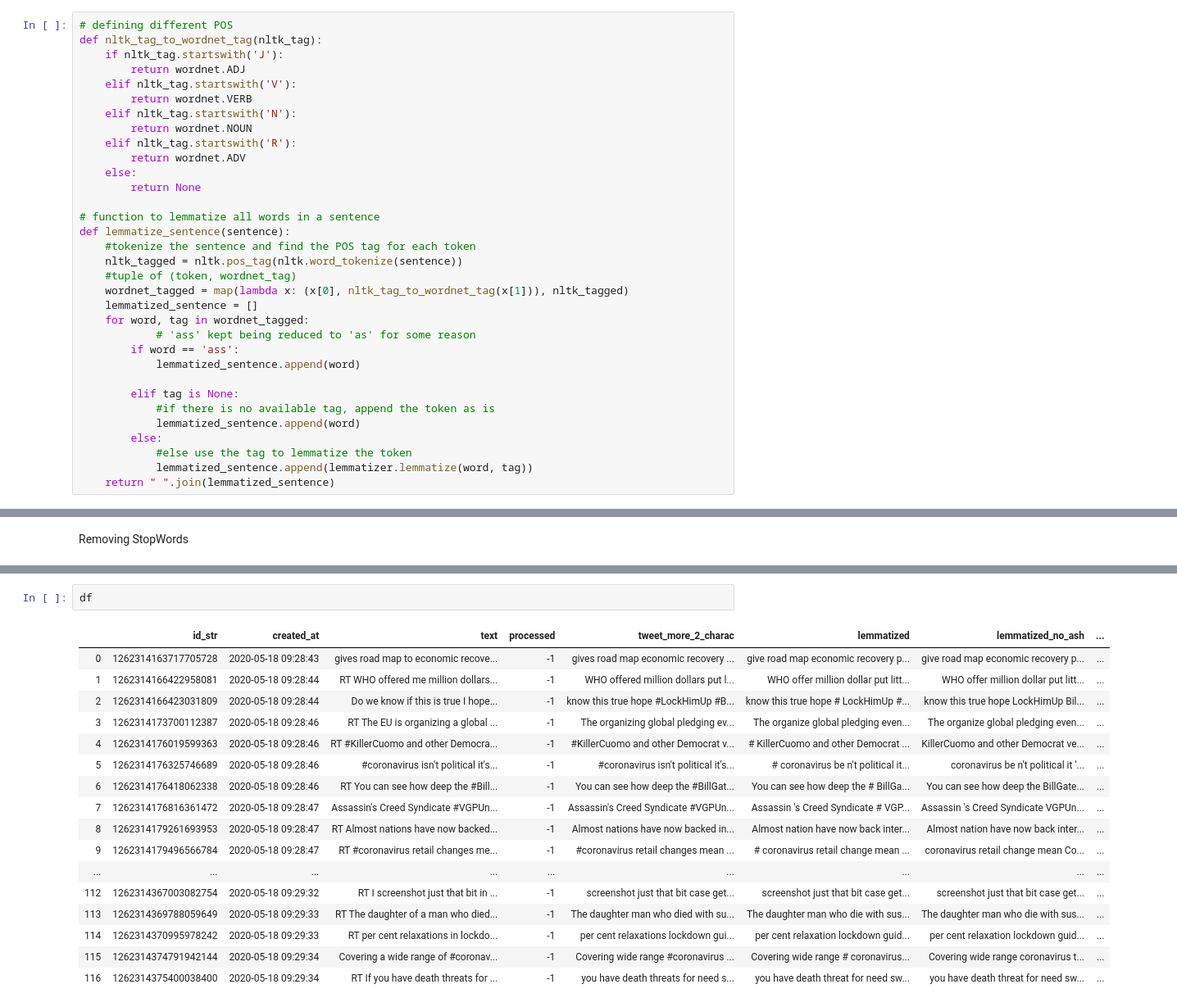
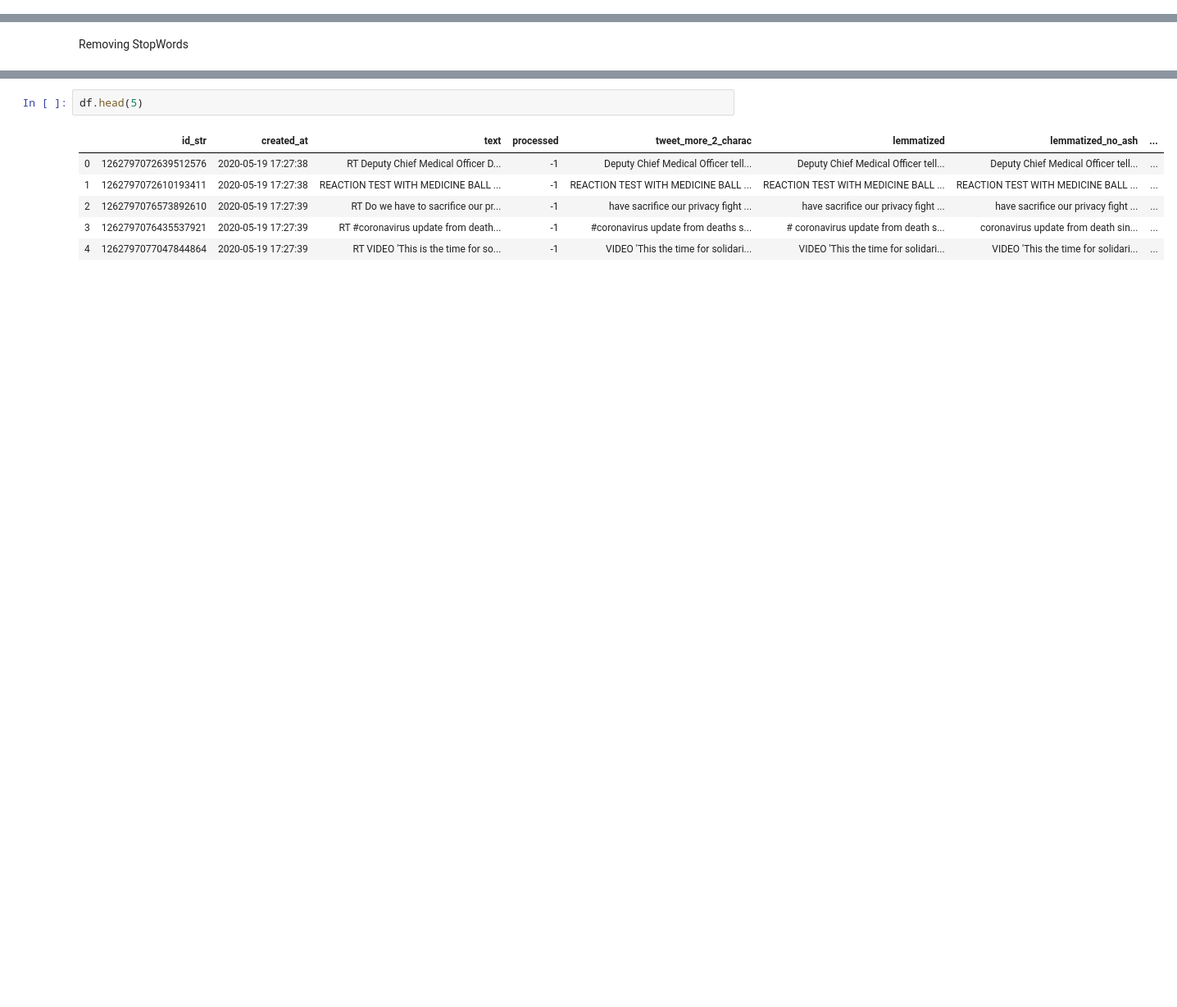
Before and after one commit to matteomm/twitter_sentiment_analysis_hatespeech, a Jupyter notebook: notebooks/fresh_tweets_analysis.ipynb, the cells around one changed output, grey strips where cells are left out. Shown: that part at 82% size. Cells and saved outputs as stored; diff of their text form; blank space fills up the shorter version.

```diff
--- a/notebooks/fresh_tweets_analysis.ipynb
+++ b/notebooks/fresh_tweets_analysis.ipynb
@@ -214,36 +122,3 @@ df
 # %% [markdown]
 
 # Lemmatization with POS
-# %%
-# defining different POS
-def nltk_tag_to_wordnet_tag(nltk_tag):
-    if nltk_tag.startswith('J'):
-        return wordnet.ADJ
-    elif nltk_tag.startswith('V'):
-        return wordnet.VERB
-    elif nltk_tag.startswith('N'):
-        return wordnet.NOUN
-    elif nltk_tag.startswith('R'):
-        return wordnet.ADV
-    else:
-        return None
-
-# function to lemmatize all words in a sentence
-def lemmatize_sentence(sentence):
-    #tokenize the sentence and find the POS tag for each token
-    nltk_tagged = nltk.pos_tag(nltk.word_tokenize(sentence))
-    #tuple of (token, wordnet_tag)
-    wordnet_tagged = map(lambda x: (x[0], nltk_tag_to_wordnet_tag(x[1])), nltk_tagged)
-    lemmatized_sentence = []
-    for word, tag in wordnet_tagged:
-            # 'ass' kept being reduced to 'as' for some reason
-        if word == 'ass':
-            lemmatized_sentence.append(word)
-
-        elif tag is None:
-            #if there is no available tag, append the token as is
-            lemmatized_sentence.append(word)
-        else:
-            #else use the tag to lemmatize the token
-            lemmatized_sentence.append(lemmatizer.lemmatize(word, tag))
-    return " ".join(lemmatized_sentence)
@@ -290,24 +156,13 @@ stop = stopwords.words('english')
 df['tweet_low'] = df['lemmatized_no_ash'].apply(lambda x: x if type(x)!=str else x.lower())
 df['tweet_without_stopwords'] = df['tweet_low'].apply(lambda x: ' '.join([word for word in x.split() if word not in (stop)]))
 # %%
-df
+df.head(5)
 # %% [output]
 |  | id_str | created_at | text | processed | tweet_more_2_charac | lemmatized | lemmatized_no_ash | ... |
-| 0 | 1262314163717705728 | 2020-05-18 09:28:43 | gives road map to economic recove... | -1 | gives road map economic recovery ... | give road map economic recovery p... | give road map economic recovery p... | ... |
-| 1 | 1262314166422958081 | 2020-05-18 09:28:44 | RT WHO offered me million dollars... | -1 | WHO offered million dollars put l... | WHO offer million dollar put litt... | WHO offer million dollar put litt... | ... |
-| 2 | 1262314166423031809 | 2020-05-18 09:28:44 | Do we know if this is true I hope... | -1 | know this true hope #LockHimUp #B... | know this true hope # LockHimUp #... | know this true hope LockHimUp Bil... | ... |
-| 3 | 1262314173700112387 | 2020-05-18 09:28:46 | RT The EU is organizing a global ... | -1 | The organizing global pledging ev... | The organize global pledging even... | The organize global pledging even... | ... |
-| 4 | 1262314176019599363 | 2020-05-18 09:28:46 | RT #KillerCuomo and other Democra... | -1 | #KillerCuomo and other Democrat v... | # KillerCuomo and other Democrat ... | KillerCuomo and other Democrat ve... | ... |
-| 5 | 1262314176325746689 | 2020-05-18 09:28:46 | #coronavirus isn't political it's... | -1 | #coronavirus isn't political it's... | # coronavirus be n't political it... | coronavirus be n't political it '... | ... |
-| 6 | 1262314176418062338 | 2020-05-18 09:28:46 | RT You can see how deep the #Bill... | -1 | You can see how deep the #BillGat... | You can see how deep the # BillGa... | You can see how deep the BillGate... | ... |
-| 7 | 1262314176816361472 | 2020-05-18 09:28:47 | Assassin's Creed Syndicate #VGPUn... | -1 | Assassin's Creed Syndicate #VGPUn... | Assassin 's Creed Syndicate # VGP... | Assassin 's Creed Syndicate VGPUn... | ... |
-| 8 | 1262314179261693953 | 2020-05-18 09:28:47 | RT Almost nations have now backed... | -1 | Almost nations have now backed in... | Almost nation have now back inter... | Almost nation have now back inter... | ... |
-| 9 | 1262314179496566784 | 2020-05-18 09:28:47 | RT #coronavirus retail changes me... | -1 | #coronavirus retail changes mean ... | # coronavirus retail change mean ... | coronavirus retail change mean Co... | ... |
-| ... | ... | ... | ... | ... | ... | ... | ... | ... |
-| 112 | 1262314367003082754 | 2020-05-18 09:29:32 | RT I screenshot just that bit in ... | -1 | screenshot just that bit case get... | screenshot just that bit case get... | screenshot just that bit case get... | ... |
-| 113 | 1262314369788059649 | 2020-05-18 09:29:33 | RT The daughter of a man who died... | -1 | The daughter man who died with su... | The daughter man who die with sus... | The daughter man who die with sus... | ... |
-| 114 | 1262314370995978242 | 2020-05-18 09:29:33 | RT per cent relaxations in lockdo... | -1 | per cent relaxations lockdown gui... | per cent relaxation lockdown guid... | per cent relaxation lockdown guid... | ... |
-| 115 | 1262314374791942144 | 2020-05-18 09:29:34 | Covering a wide range of #coronav... | -1 | Covering wide range #coronavirus ... | Covering wide range # coronavirus... | Covering wide range coronavirus t... | ... |
-| 116 | 1262314375400038400 | 2020-05-18 09:29:34 | RT If you have death threats for ... | -1 | you have death threats for need s... | you have death threat for need sw... | you have death threat for need sw... | ... |
+| 0 | 1262797072639512576 | 2020-05-19 17:27:38 | RT Deputy Chief Medical Officer D... | -1 | Deputy Chief Medical Officer tell... | Deputy Chief Medical Officer tell... | Deputy Chief Medical Officer tell... | ... |
+| 1 | 1262797072610193411 | 2020-05-19 17:27:38 | REACTION TEST WITH MEDICINE BALL ... | -1 | REACTION TEST WITH MEDICINE BALL ... | REACTION TEST WITH MEDICINE BALL ... | REACTION TEST WITH MEDICINE BALL ... | ... |
+| 2 | 1262797076573892610 | 2020-05-19 17:27:39 | RT Do we have to sacrifice our pr... | -1 | have sacrifice our privacy fight ... | have sacrifice our privacy fight ... | have sacrifice our privacy fight ... | ... |
+| 3 | 1262797076435537921 | 2020-05-19 17:27:39 | RT #coronavirus update from death... | -1 | #coronavirus update from deaths s... | # coronavirus update from death s... | coronavirus update from death sin... | ... |
+| 4 | 1262797077047844864 | 2020-05-19 17:27:39 | RT VIDEO 'This is the time for so... | -1 | VIDEO 'This the time for solidari... | VIDEO 'This the time for solidari... | VIDEO 'This the time for solidari... | ... |
 # %% [markdown]
 # Vectorizing TF-IDF for Fresh Tweets for Logistic Regression
```
Also changed, not shown: parts of 25 cells of this notebook, 3 other files.
